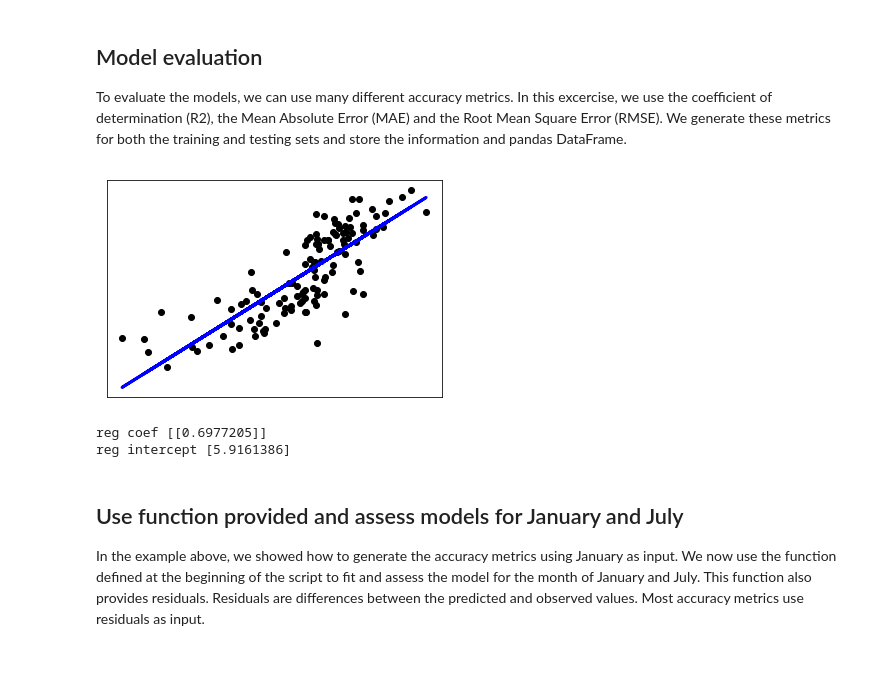
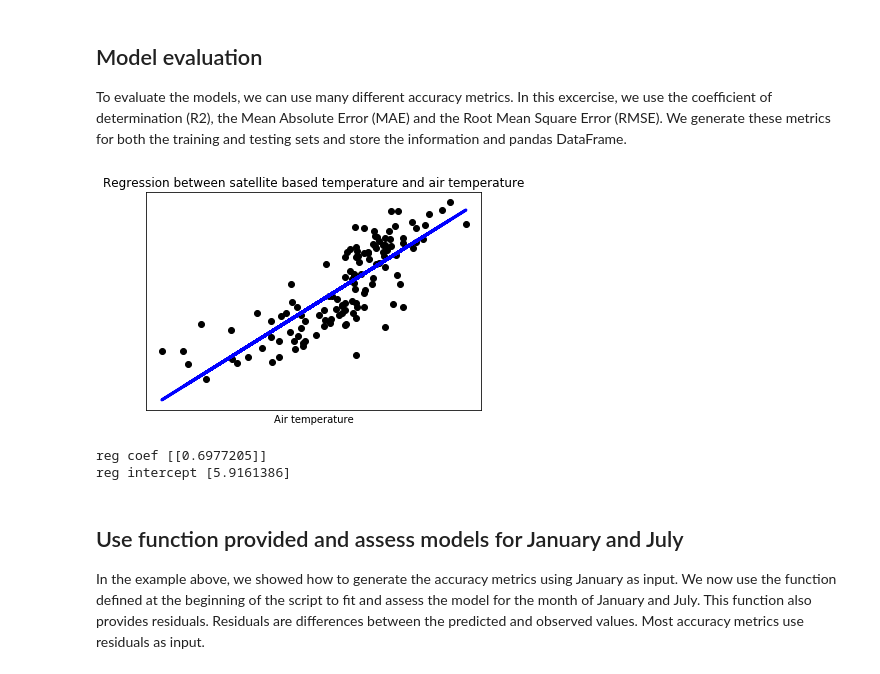
Before and after one commit to bparment1/workshops_courses_spatial_analyses, a Jupyter notebook: regression_temperature.ipynb, the cells around one changed output. Saved outputs shown, nothing was run; the diff lists cells and outputs as text; code cells hidden in the pictures.

Commit message:
fixing spelling and adding title and axes labels

```diff
--- a/regression_temperature.ipynb
+++ b/regression_temperature.ipynb
@@ -405,31 +405,34 @@ To evaluate the models, we can use many different accuracy metrics. In this exce
 # %%
 #### Model evaluation
 from sklearn import metrics
 #https://scikit-learn.org/stable/modules/classes.html#sklearn-metrics-metrics
 r2_val_test = regr.score(X_test, y_test)
 mae_val_test = metrics.mean_absolute_error(y_test, y_pred_test) #MAE
 rmse_val_test = np.sqrt(metrics.mean_squared_error(y_test, y_pred_test)) #RMSE
 
 r2_val_train = regr.score(X_train, y_train) #coefficient of determination (R2)
 rmse_val_train = np.sqrt(metrics.mean_squared_error(y_train, y_pred_train)) #RMSE
 mae_val_train = metrics.mean_absolute_error(y_test, y_pred_test)
 
 data = np.array([[mae_val_test,rmse_val_test,r2_val_test],[mae_val_train,rmse_val_train,r2_val_train]])
 
 data_metrics_df = pd.DataFrame(data,columns=['mae','rmse','r2'])
 data_metrics_df['test']=[1,0]
 #metrics.r2_scores(y_test, y_pred_test)
 
 plt.scatter(X_train, y_train,  color='black')
 plt.plot(X_train, regr.predict(X_train), color='blue', linewidth=3)
 plt.xticks(())
 plt.yticks(())
+plt.xlabel("LST temperature")
+plt.xlabel("Air temperature")
+plt.title("Regression between satellite based temperature and air temperature")
 plt.show()
 
 print('reg coef',regr.coef_)
 print('reg intercept',regr.intercept_)
 # %% [output]
-[figure, old version]
+[figure, new version]
 reg coef [[0.6977205]]
 reg intercept [5.9161386]
 # %% [markdown]
```
Also changed, not shown: parts of 1 cell of this notebook.
